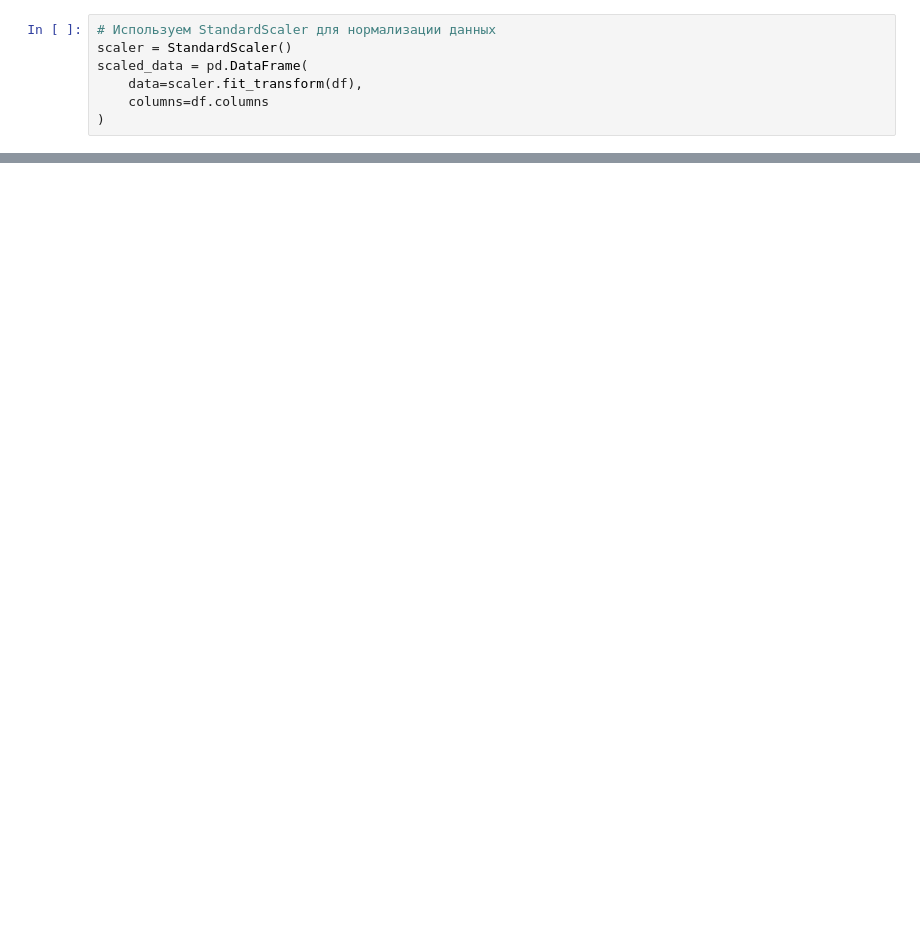
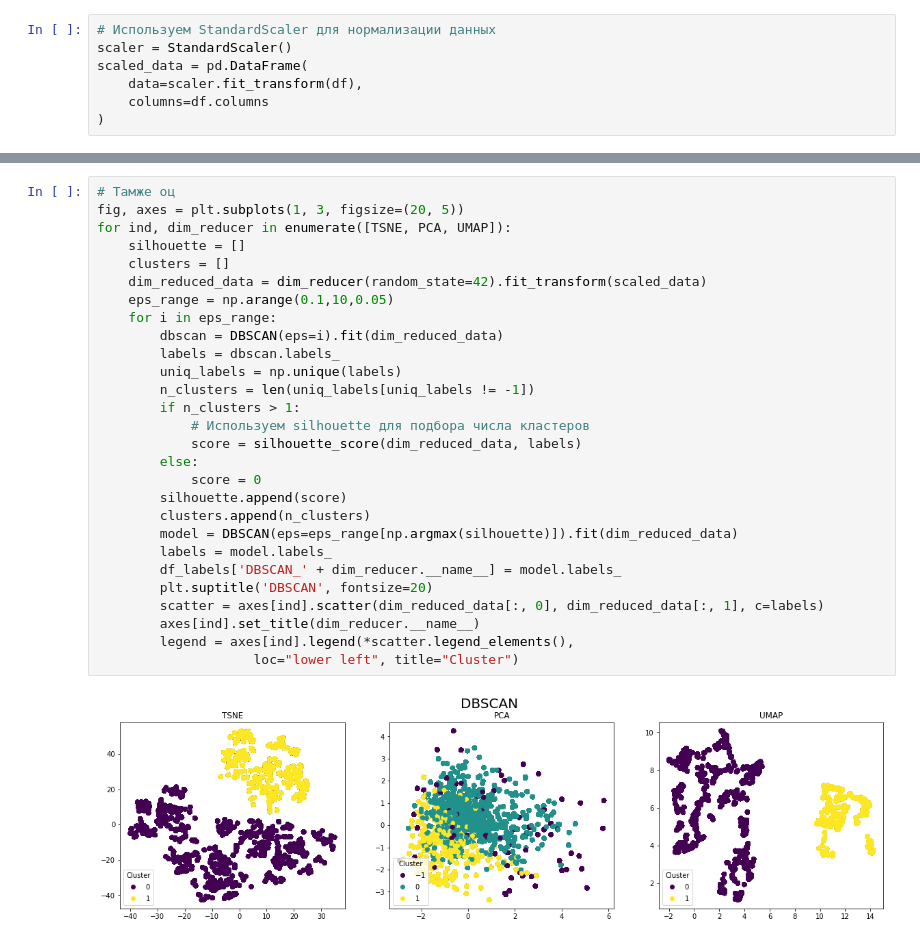
Before and after one commit to grannycola/my_projects, a Jupyter notebook: hw-7/main.ipynb, the cells around one changed output, grey strips where cells are left out. Drawn from its saved outputs; the diff is of its cells as text; blank space fills up the shorter version.

```diff
--- a/hw-7/main.ipynb
+++ b/hw-7/main.ipynb
@@ -170 +145,31 @@ for ind, dim_reduced_data in enumerate([tsne_transformed, pca_transformed, umap_
+# %%
+# Тамже оц
+fig, axes = plt.subplots(1, 3, figsize=(20, 5))
+for ind, dim_reducer in enumerate([TSNE, PCA, UMAP]):
+    silhouette = []
+    clusters = []
+    dim_reduced_data = dim_reducer(random_state=42).fit_transform(scaled_data)
+    eps_range = np.arange(0.1,10,0.05)
+    for i in eps_range:
+        dbscan = DBSCAN(eps=i).fit(dim_reduced_data)
+        labels = dbscan.labels_
+        uniq_labels = np.unique(labels)
+        n_clusters = len(uniq_labels[uniq_labels != -1])
+        if n_clusters > 1:
+            # Используем silhouette для подбора числа кластеров
+            score = silhouette_score(dim_reduced_data, labels)
+        else:
+            score = 0
+        silhouette.append(score)
+        clusters.append(n_clusters)
+        model = DBSCAN(eps=eps_range[np.argmax(silhouette)]).fit(dim_reduced_data)
+        labels = model.labels_
+        df_labels['DBSCAN_' + dim_reducer.__name__] = model.labels_
+        plt.suptitle('DBSCAN', fontsize=20)
+        scatter = axes[ind].scatter(dim_reduced_data[:, 0], dim_reduced_data[:, 1], c=labels)
+        axes[ind].set_title(dim_reducer.__name__)
+        legend = axes[ind].legend(*scatter.legend_elements(),
+                    loc="lower left", title="Cluster")
+# %% [output]
+[figure, added]
 # %%
```
Also changed, not shown: parts of 23 cells of this notebook.
